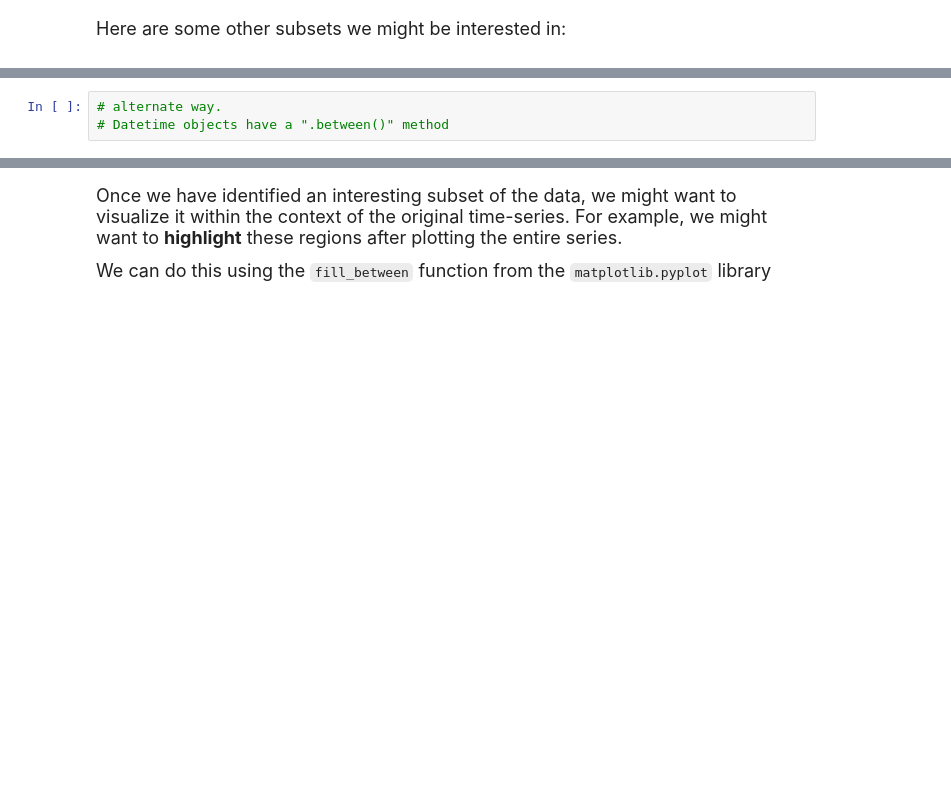
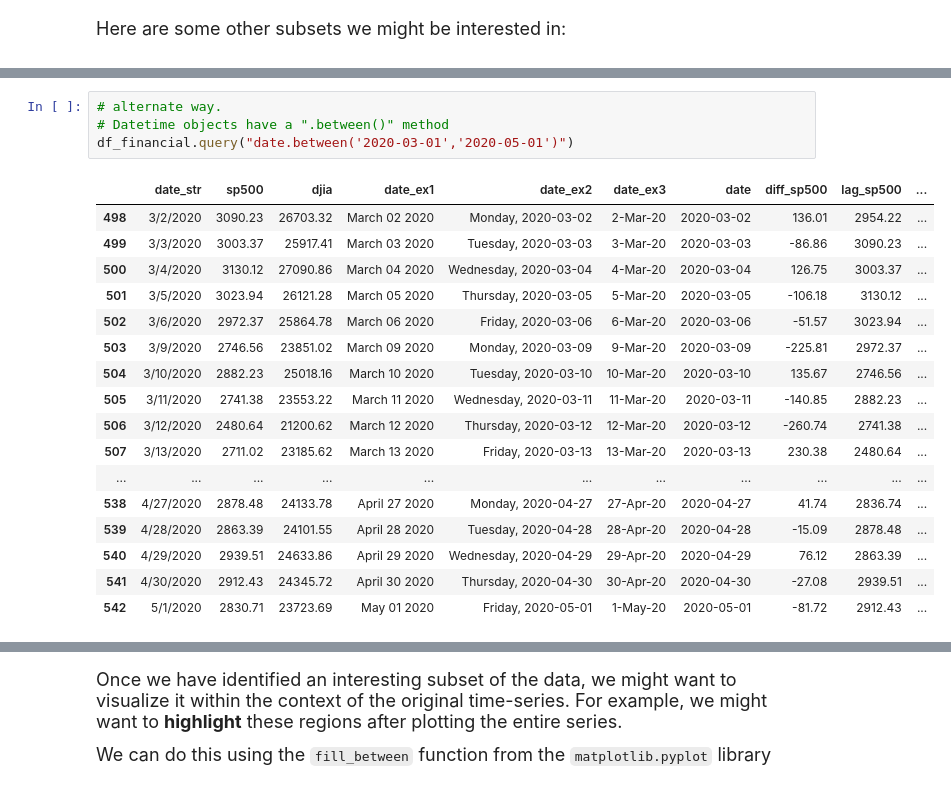
Before and after one commit to awan399/qtm151fall2025, a Jupyter notebook: Lecture_18/Lecture18-v2.ipynb, the cells around one changed output, grey strips where cells are left out. Cells and saved outputs as stored; diff of their text form; blank space fills up the shorter version.

```diff
--- a/Lecture_18/Lecture18-v2.ipynb
+++ b/Lecture_18/Lecture18-v2.ipynb
@@ -580,6 +580,25 @@ display(subset_large_change)
 # %%
 # alternate way.
 # Datetime objects have a ".between()" method
+df_financial.query("date.between('2020-03-01','2020-05-01')")
+# %% [output]
+|  | date_str | sp500 | djia | date_ex1 | date_ex2 | date_ex3 | date | diff_sp500 | lag_sp500 | ... |
+| 498 | 3/2/2020 | 3090.23 | 26703.32 | March 02 2020 | Monday, 2020-03-02 | 2-Mar-20 | 2020-03-02 | 136.01 | 2954.22 | ... |
+| 499 | 3/3/2020 | 3003.37 | 25917.41 | March 03 2020 | Tuesday, 2020-03-03 | 3-Mar-20 | 2020-03-03 | -86.86 | 3090.23 | ... |
+| 500 | 3/4/2020 | 3130.12 | 27090.86 | March 04 2020 | Wednesday, 2020-03-04 | 4-Mar-20 | 2020-03-04 | 126.75 | 3003.37 | ... |
+| 501 | 3/5/2020 | 3023.94 | 26121.28 | March 05 2020 | Thursday, 2020-03-05 | 5-Mar-20 | 2020-03-05 | -106.18 | 3130.12 | ... |
+| 502 | 3/6/2020 | 2972.37 | 25864.78 | March 06 2020 | Friday, 2020-03-06 | 6-Mar-20 | 2020-03-06 | -51.57 | 3023.94 | ... |
+| 503 | 3/9/2020 | 2746.56 | 23851.02 | March 09 2020 | Monday, 2020-03-09 | 9-Mar-20 | 2020-03-09 | -225.81 | 2972.37 | ... |
+| 504 | 3/10/2020 | 2882.23 | 25018.16 | March 10 2020 | Tuesday, 2020-03-10 | 10-Mar-20 | 2020-03-10 | 135.67 | 2746.56 | ... |
+| 505 | 3/11/2020 | 2741.38 | 23553.22 | March 11 2020 | Wednesday, 2020-03-11 | 11-Mar-20 | 2020-03-11 | -140.85 | 2882.23 | ... |
+| 506 | 3/12/2020 | 2480.64 | 21200.62 | March 12 2020 | Thursday, 2020-03-12 | 12-Mar-20 | 2020-03-12 | -260.74 | 2741.38 | ... |
+| 507 | 3/13/2020 | 2711.02 | 23185.62 | March 13 2020 | Friday, 2020-03-13 | 13-Mar-20 | 2020-03-13 | 230.38 | 2480.64 | ... |
+| ... | ... | ... | ... | ... | ... | ... | ... | ... | ... | ... |
+| 538 | 4/27/2020 | 2878.48 | 24133.78 | April 27 2020 | Monday, 2020-04-27 | 27-Apr-20 | 2020-04-27 | 41.74 | 2836.74 | ... |
+| 539 | 4/28/2020 | 2863.39 | 24101.55 | April 28 2020 | Tuesday, 2020-04-28 | 28-Apr-20 | 2020-04-28 | -15.09 | 2878.48 | ... |
+| 540 | 4/29/2020 | 2939.51 | 24633.86 | April 29 2020 | Wednesday, 2020-04-29 | 29-Apr-20 | 2020-04-29 | 76.12 | 2863.39 | ... |
+| 541 | 4/30/2020 | 2912.43 | 24345.72 | April 30 2020 | Thursday, 2020-04-30 | 30-Apr-20 | 2020-04-30 | -27.08 | 2939.51 | ... |
+| 542 | 5/1/2020 | 2830.71 | 23723.69 | May 01 2020 | Friday, 2020-05-01 | 1-May-20 | 2020-05-01 | -81.72 | 2912.43 | ... |
 # %%
 # alternate way.
 # (x > 4 or x < -4) is equivalent to |x| > 4
```
Also changed, not shown: parts of 2 cells of this notebook, 1 other file.
